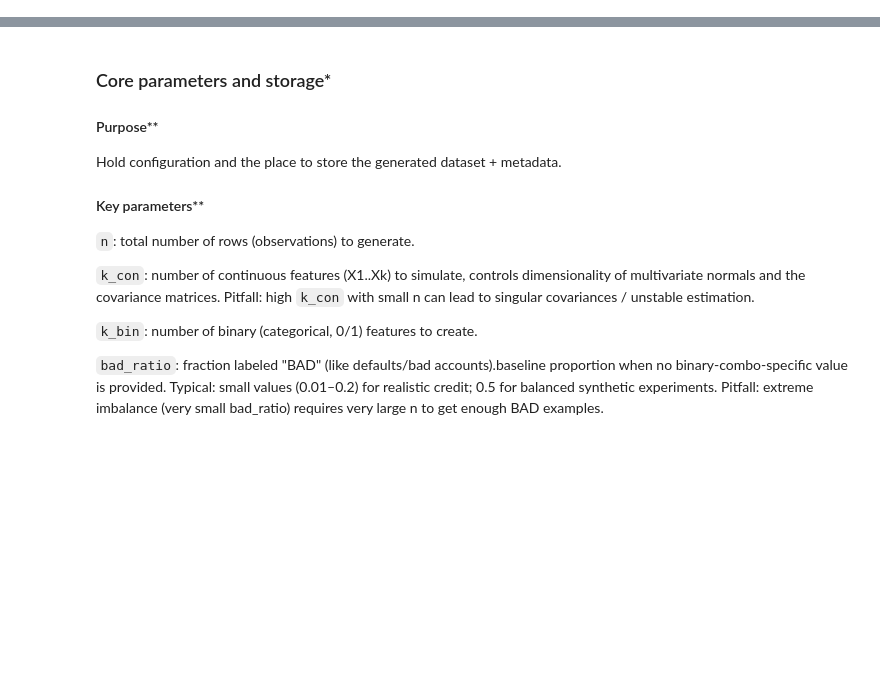
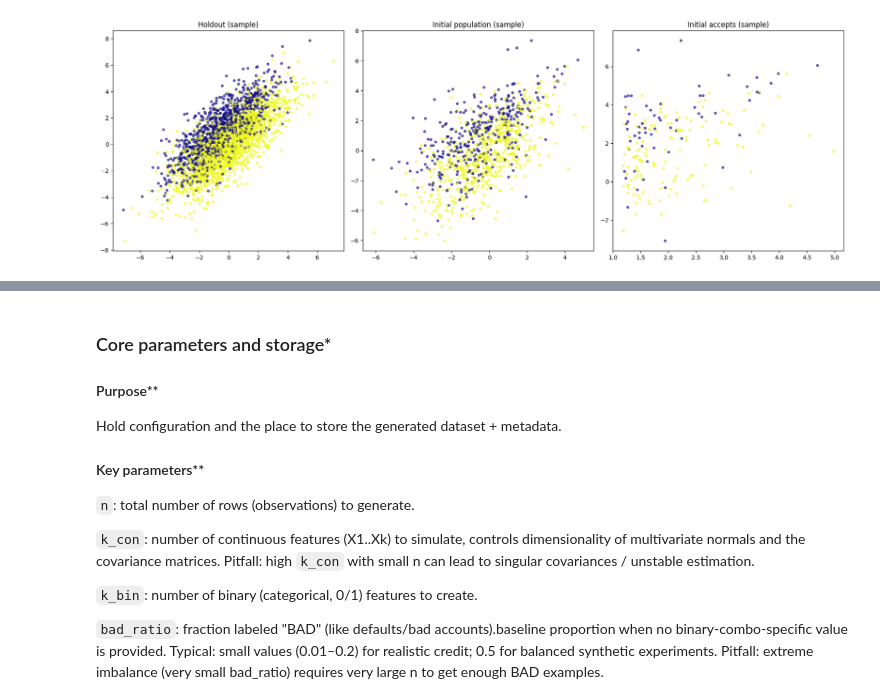
Before and after one commit to MiaYangM/Information-System--Foundation-Models-for-Reject-Inference, a Jupyter notebook: Data Generator.ipynb, the cells around one changed output, grey strips where cells are left out. Saved outputs shown, nothing was run; the diff lists cells and outputs as text; code cells hidden in the pictures; blank space fills up the shorter version.

```diff
--- a/Data Generator.ipynb
+++ b/Data Generator.ipynb
@@ -35,0 +182,27 @@ Generating binary features...
+# %%
+
+sample_holdout = holdout_population.sample(n=min(3000, len(holdout_population)), random_state=1)
+sample_init_population = init_population.sample(n=min(3000, len(init_population)), random_state=1)
+sample_init_accepts = init_accepts.sample(n=min(3000, len(init_accepts)), random_state=1)
+
+fig, ax = plt.subplots(1,3, figsize=(18,6))
+
+#holdout
+ax[0].scatter(sample_holdout['X1'], sample_holdout['X2'],
+              c=sample_holdout['BAD'].map({'BAD':1,'GOOD':0}), cmap='plasma', alpha=0.6, s=15)
+ax[0].set_title('Holdout (sample)')
+
+#initial population
+ax[1].scatter(sample_init_population['X1'], sample_init_population['X2'],
+              c=sample_init_population['BAD'].map({'BAD':1,'GOOD':0}), cmap='plasma', alpha=0.6, s=15)
+ax[1].set_title('Initial population (sample)')
+
+#initial accepts
+ax[2].scatter(sample_init_accepts['X1'], sample_init_accepts['X2'],
+              c=sample_init_accepts['BAD'].map({'BAD':1,'GOOD':0}), cmap='plasma', alpha=0.6, s=15)
+ax[2].set_title('Initial accepts (sample)')
+
+plt.tight_layout()
+plt.show()
+# %% [output]
+[figure, added]
```
Also changed, not shown: parts of 15 cells of this notebook.
